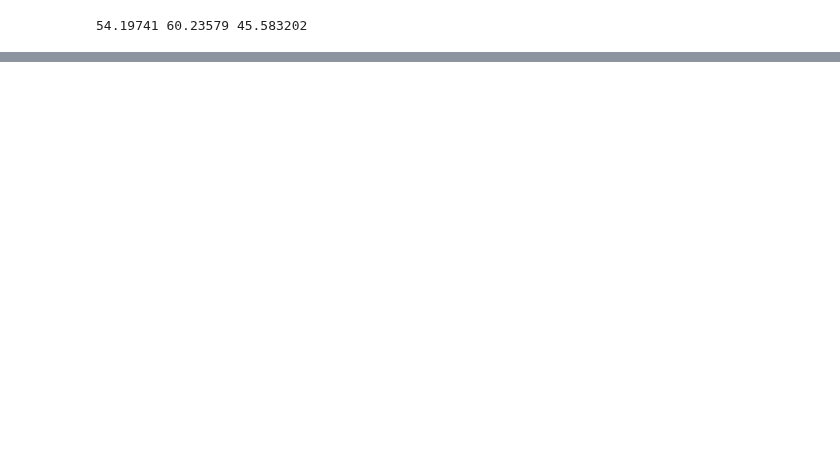
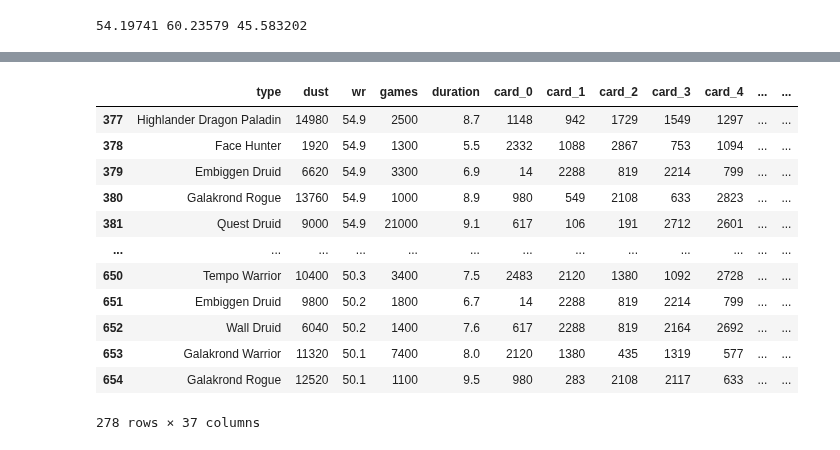
Before and after one commit to gustavo-cornejo/RecSist-Proyecto, a Jupyter notebook: win_rate_prediction.ipynb, the cells around one changed output, grey strips where cells are left out. Saved outputs shown, nothing was run; the diff lists cells and outputs as text; code cells hidden in the pictures; blank space fills up the shorter version.

```diff
--- a/win_rate_prediction.ipynb
+++ b/win_rate_prediction.ipynb
@@ -285,0 +351,18 @@ model.save("win_rate_NN.keras")
+# %%
+subdata = data[data['wr']<55]
+subdata = subdata[subdata['wr']>50]
+subdata
+# %% [output]
+|  | type | dust | wr | games | duration | card_0 | card_1 | card_2 | card_3 | card_4 | ... | ... |
+| 377 | Highlander Dragon Paladin | 14980 | 54.9 | 2500 | 8.7 | 1148 | 942 | 1729 | 1549 | 1297 | ... | ... |
+| 378 | Face Hunter | 1920 | 54.9 | 1300 | 5.5 | 2332 | 1088 | 2867 | 753 | 1094 | ... | ... |
+| 379 | Embiggen Druid | 6620 | 54.9 | 3300 | 6.9 | 14 | 2288 | 819 | 2214 | 799 | ... | ... |
+| 380 | Galakrond Rogue | 13760 | 54.9 | 1000 | 8.9 | 980 | 549 | 2108 | 633 | 2823 | ... | ... |
+| 381 | Quest Druid | 9000 | 54.9 | 21000 | 9.1 | 617 | 106 | 191 | 2712 | 2601 | ... | ... |
+| ... | ... | ... | ... | ... | ... | ... | ... | ... | ... | ... | ... | ... |
+| 650 | Tempo Warrior | 10400 | 50.3 | 3400 | 7.5 | 2483 | 2120 | 1380 | 1092 | 2728 | ... | ... |
+| 651 | Embiggen Druid | 9800 | 50.2 | 1800 | 6.7 | 14 | 2288 | 819 | 2214 | 799 | ... | ... |
+| 652 | Wall Druid | 6040 | 50.2 | 1400 | 7.6 | 617 | 2288 | 819 | 2164 | 2692 | ... | ... |
+| 653 | Galakrond Warrior | 11320 | 50.1 | 7400 | 8.0 | 2120 | 1380 | 435 | 1319 | 577 | ... | ... |
+| 654 | Galakrond Rogue | 12520 | 50.1 | 1100 | 9.5 | 980 | 283 | 2108 | 2117 | 633 | ... | ... |
+278 rows × 37 columns
```
Also changed, not shown: parts of 16 cells of this notebook, 2 other files.
